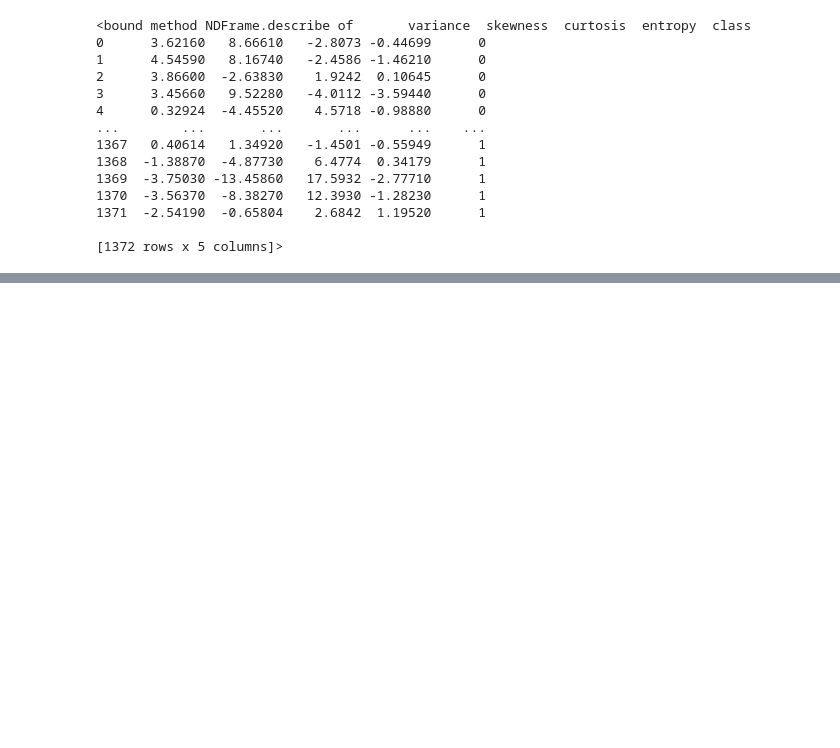
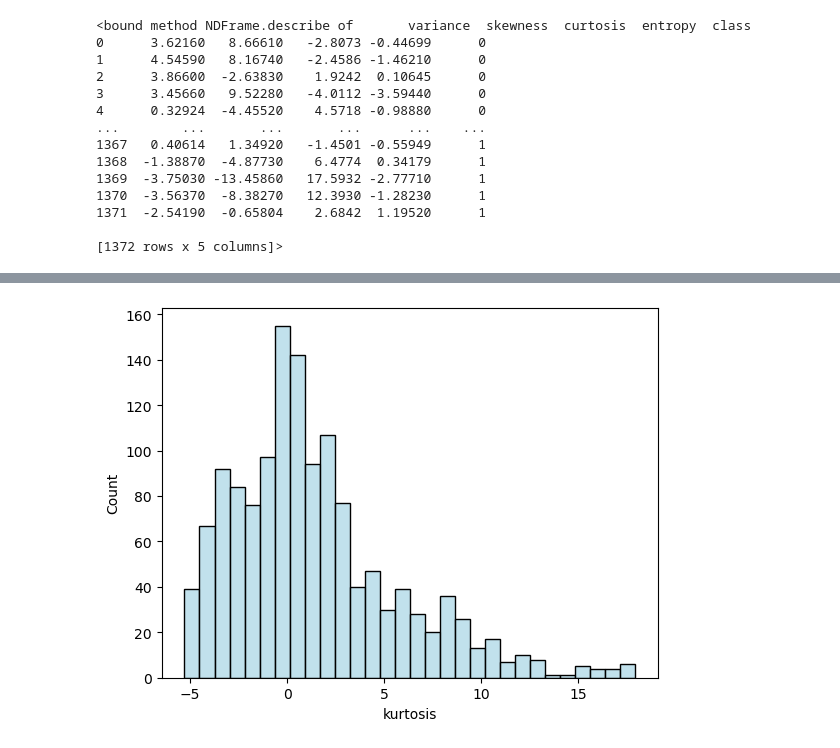
Before and after one commit to cathym20/Bank-Note-Authentication, a Jupyter notebook: banknote.ipynb, the cells around one changed output, grey strips where cells are left out. Cells and saved outputs as stored; diff of their text form; code cells hidden in the pictures; blank space fills up the shorter version.

```diff
--- a/banknote.ipynb
+++ b/banknote.ipynb
@@ -71,0 +88,5 @@ df.describe
+# %%
+sns.histplot(df['kurtosis'],bins=30, color='lightblue')
+plt.show()
+# %% [output]
+[figure, added]
```
Also changed, not shown: parts of 6 cells of this notebook.
